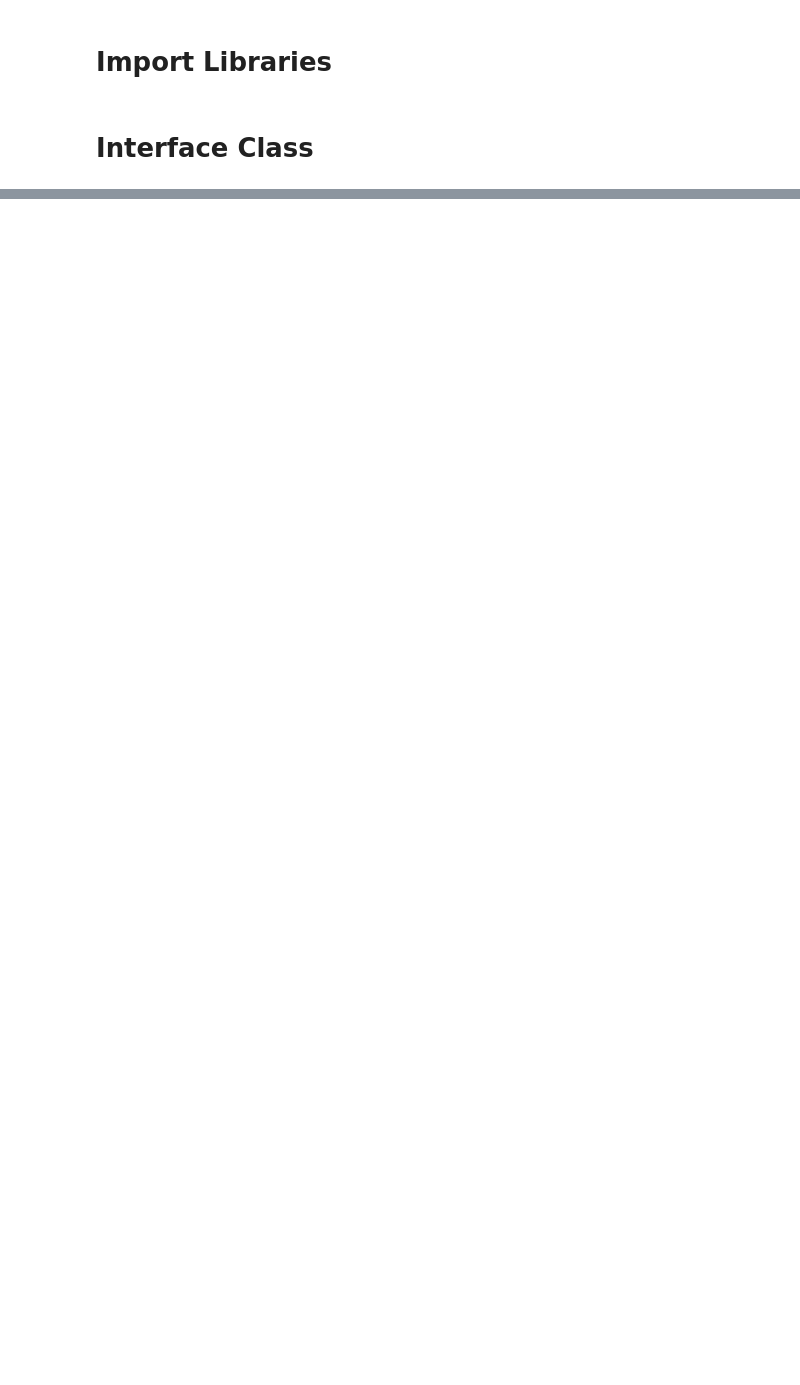
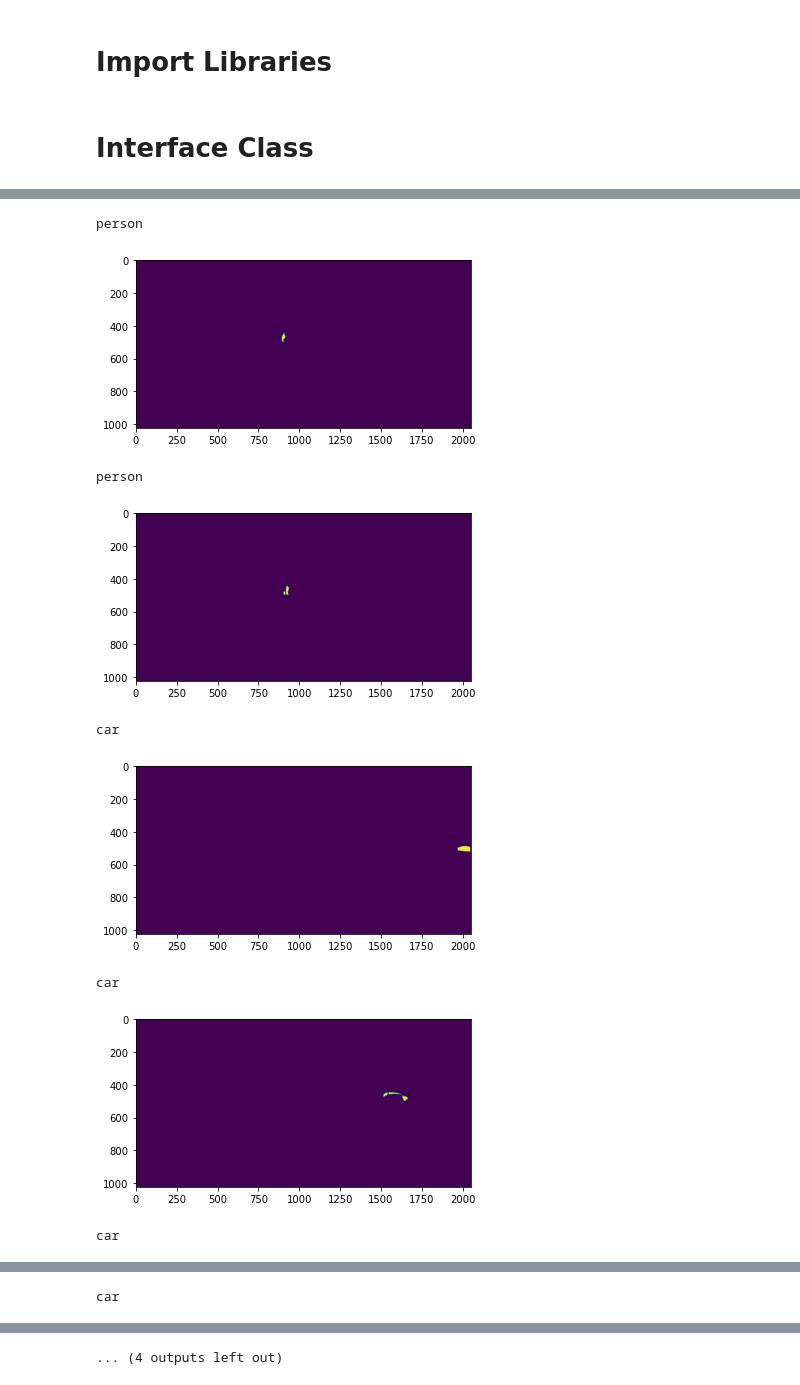
Before and after one commit to Khaliladib11/INM705-CW-Khalil-Aziz, a Jupyter notebook: Interface.ipynb, the cells around one changed output, grey strips where cells are left out. Saved outputs shown, nothing was run; the diff lists cells and outputs as text; code cells hidden in the pictures; blank space fills up the shorter version.

```diff
--- a/Interface.ipynb
+++ b/Interface.ipynb
@@ -72,0 +195,17 @@ interface = CityScapesInterface(root_path, gt_path)
+# %%
+instance_masks = interface.instance_masks(0)
+# %%
+for mask in instance_masks:
+    print(interface.list_of_classes[np.unique(mask)[1:][0]])
+    plt.imshow(mask)
+    plt.show()
+# %% [output]
+person
+[figure, added]
+person
+[figure, added]
+car
+[figure, added]
+car
+[figure, added]
+car
@@ -72,0 +213 @@ interface = CityScapesInterface(root_path, gt_path)
+car
@@ -72,0 +215 @@ interface = CityScapesInterface(root_path, gt_path)
+... (4 outputs left out)
```
Also changed, not shown: parts of 9 cells of this notebook, 4 other files.
